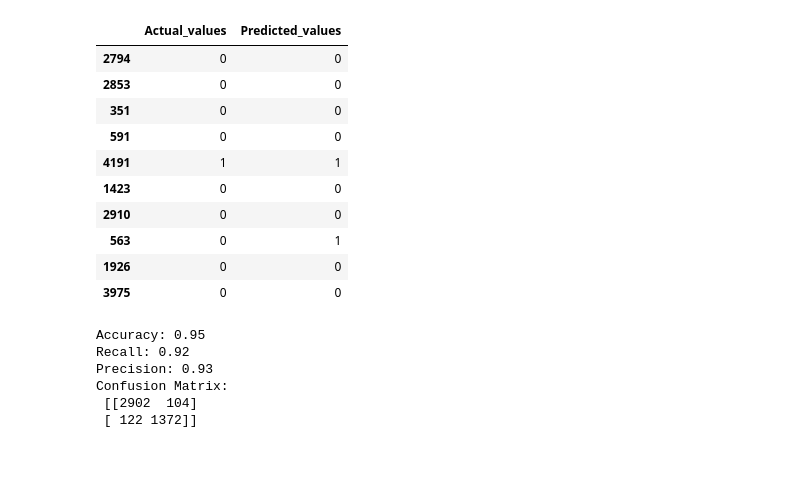
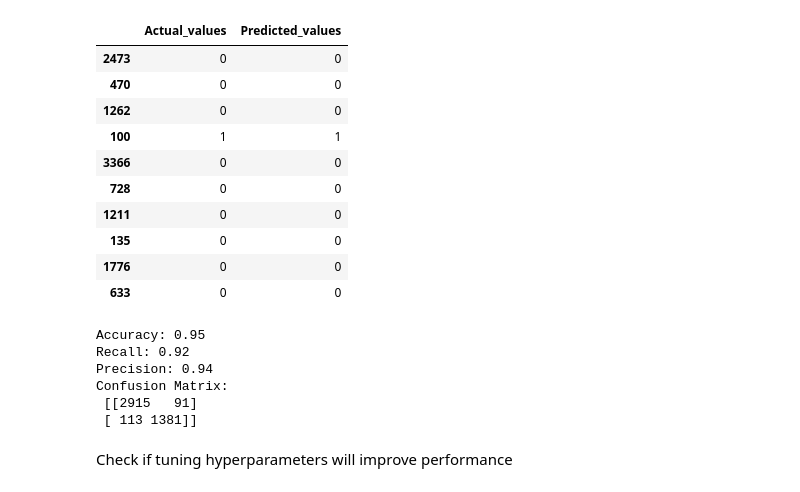
Before and after one commit to kenkaycee/TTA, a Jupyter notebook: Home Learning Tasks/Week 6 HL/Diabetes ML/modelspractice.ipynb, the cells around one changed output. Saved outputs shown, nothing was run; the diff lists cells and outputs as text; code cells hidden in the pictures; blank space fills up the shorter version.

```diff
--- a/Home Learning Tasks/Week 6 HL/Diabetes ML/modelspractice.ipynb
+++ b/Home Learning Tasks/Week 6 HL/Diabetes ML/modelspractice.ipynb
@@ -22,6 +23,7 @@ from sklearn.ensemble import RandomForestClassifier, GradientBoostingClassifier,
 # %%
 # import dataset
 diabetes= pd.read_csv("C:/Users/kezen/OneDrive/Documents/Microsoft/data/diabetes.csv", delimiter=",", header="infer")
+diabetes.drop(columns= ["PatientID"], inplace=True)
 
 # Separate features and labels
 features = ['Pregnancies','PlasmaGlucose','DiastolicBloodPressure','TricepsThickness','SerumInsulin','BMI','DiabetesPedigree','Age']
@@ -97,5 +111,5 @@ plt.show()
 # %%
-final_model = AdaBoostClassifier(random_state= 0).fit(x_train, y_train)
+final_model = XGBClassifier(random_state= 100).fit(x_train, y_train)
 # make predictions on the test data set
 predictions = final_model.predict(x_test)
 # create dataframe of predictions vs actual values
@@ -108,14 +123,14 @@ df.sample(10)
 |  | Actual_values | Predicted_values |
-| 2794 | 0 | 0 |
-| 2853 | 0 | 0 |
-| 351 | 0 | 0 |
-| 591 | 0 | 0 |
-| 4191 | 1 | 1 |
-| 1423 | 0 | 0 |
-| 2910 | 0 | 0 |
-| 563 | 0 | 1 |
-| 1926 | 0 | 0 |
-| 3975 | 0 | 0 |
+| 2473 | 0 | 0 |
+| 470 | 0 | 0 |
+| 1262 | 0 | 0 |
+| 100 | 1 | 1 |
+| 3366 | 0 | 0 |
+| 728 | 0 | 0 |
+| 1211 | 0 | 0 |
+| 135 | 0 | 0 |
+| 1776 | 0 | 0 |
+| 633 | 0 | 0 |
 # %%
 # evaluate model performance
 accuracy = np.round(accuracy_score(y_test, predictions), 2)
@@ -130,7 +145,9 @@ print("Confusion Matrix:", "\n", cm)
 # %% [output]
 Accuracy: 0.95
 Recall: 0.92
-Precision: 0.93
+Precision: 0.94
 Confusion Matrix:
- [[2902  104]
- [ 122 1372]]
+ [[2915   91]
+ [ 113 1381]]
+# %% [markdown]
+Check if tuning hyperparameters will improve performance
```
Also changed, not shown: parts of 17 cells of this notebook.
